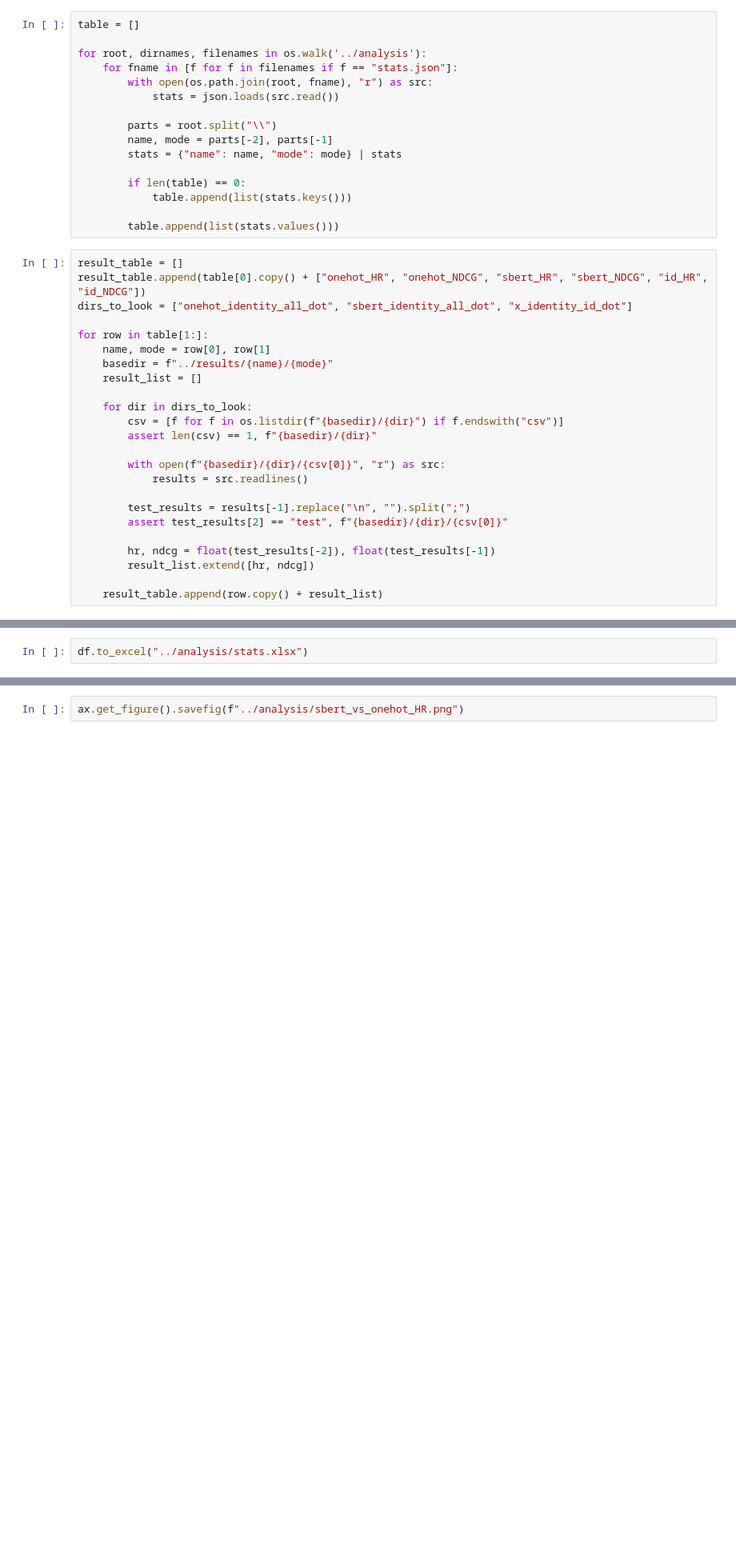
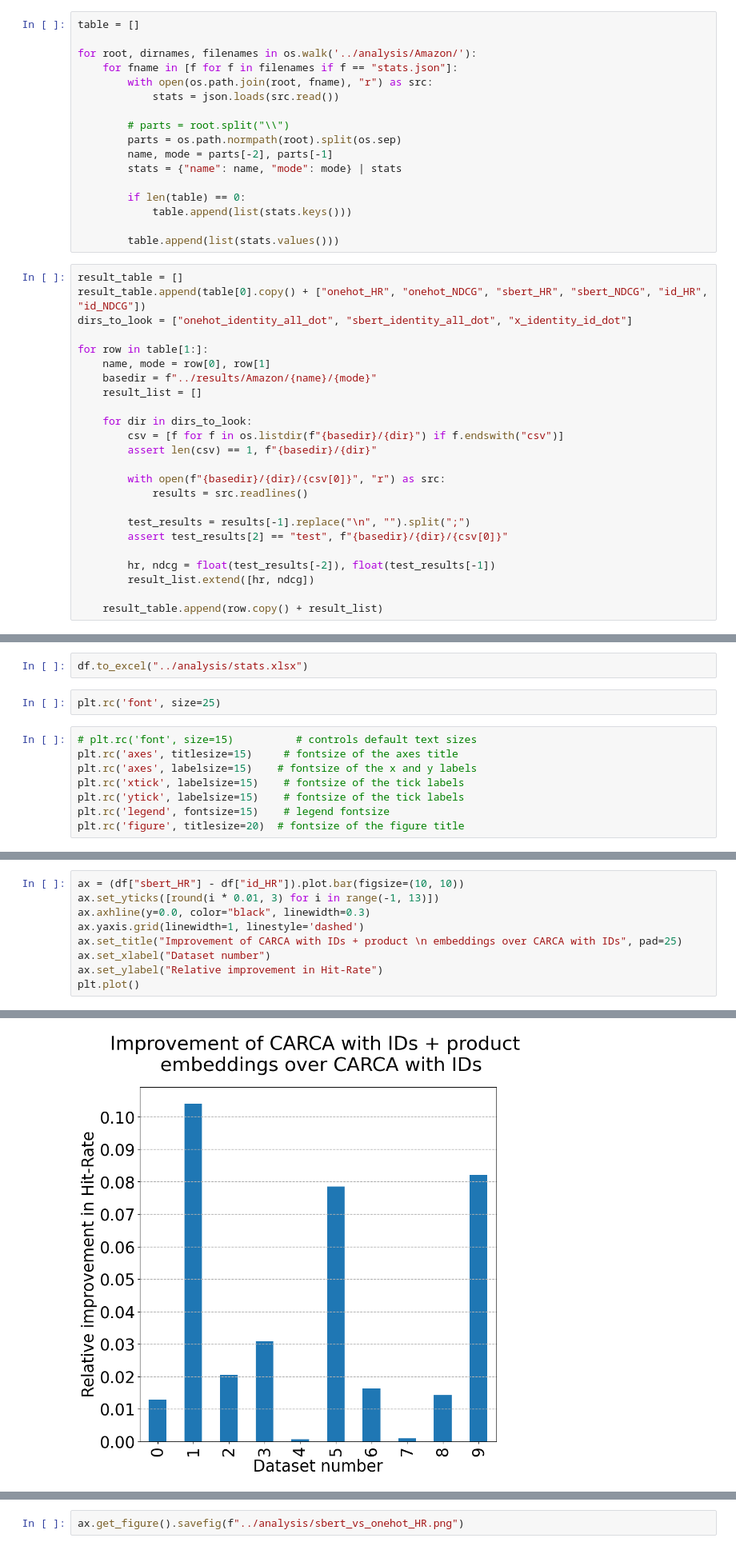
Before and after one commit to r-papso/carca-replication, a Jupyter notebook: notebooks/data_analysis.ipynb, the cells around one changed output, grey strips where cells are left out. Shown at 80% size. Cells and saved outputs as stored; diff of their text form; blank space fills up the shorter version.

```diff
--- a/notebooks/data_analysis.ipynb
+++ b/notebooks/data_analysis.ipynb
@@ -183,12 +183,13 @@ ax.get_figure().savefig(f"../analysis/{DATASET}/{MODE}/NDCG_mean.png")
 # %%
 table = []
 
-for root, dirnames, filenames in os.walk('../analysis'):
+for root, dirnames, filenames in os.walk('../analysis/Amazon/'):
     for fname in [f for f in filenames if f == "stats.json"]:
         with open(os.path.join(root, fname), "r") as src:
             stats = json.loads(src.read())
 
-        parts = root.split("\\")
+        # parts = root.split("\\")
+        parts = os.path.normpath(root).split(os.sep)
         name, mode = parts[-2], parts[-1]
         stats = {"name": name, "mode": mode} | stats
 
@@ -203,7 +204,7 @@ dirs_to_look = ["onehot_identity_all_dot", "sbert_identity_all_dot", "x_identity
 
 for row in table[1:]:
     name, mode = row[0], row[1]
-    basedir = f"../results/{name}/{mode}"
+    basedir = f"../results/Amazon/{name}/{mode}"
     result_list = []
 
     for dir in dirs_to_look:
@@ -231,3 +232,13 @@ pd.set_option('display.max_columns', None)
 df
 # %%
 df.to_excel("../analysis/stats.xlsx")
+# %%
+plt.rc('font', size=25)
+# %%
+# plt.rc('font', size=15)          # controls default text sizes
+plt.rc('axes', titlesize=15)     # fontsize of the axes title
+plt.rc('axes', labelsize=15)    # fontsize of the x and y labels
+plt.rc('xtick', labelsize=15)    # fontsize of the tick labels
+plt.rc('ytick', labelsize=15)    # fontsize of the tick labels
+plt.rc('legend', fontsize=15)    # legend fontsize
+plt.rc('figure', titlesize=20)  # fontsize of the figure title
@@ -233,0 +247,10 @@ df.to_excel("../analysis/stats.xlsx")
+# %%
+ax = (df["sbert_HR"] - df["id_HR"]).plot.bar(figsize=(10, 10))
+ax.set_yticks([round(i * 0.01, 3) for i in range(-1, 13)])
+ax.axhline(y=0.0, color="black", linewidth=0.3)
+ax.yaxis.grid(linewidth=1, linestyle='dashed')
+ax.set_title("Improvement of CARCA with IDs + product \n embeddings over CARCA with IDs", pad=25)
+ax.set_xlabel("Dataset number")
+ax.set_ylabel("Relative improvement in Hit-Rate")
+plt.plot()
+# %% [output]
@@ -233,0 +258 @@ df.to_excel("../analysis/stats.xlsx")
+[figure, added]
```
Also changed, not shown: parts of 13 cells of this notebook, 2 other files.
